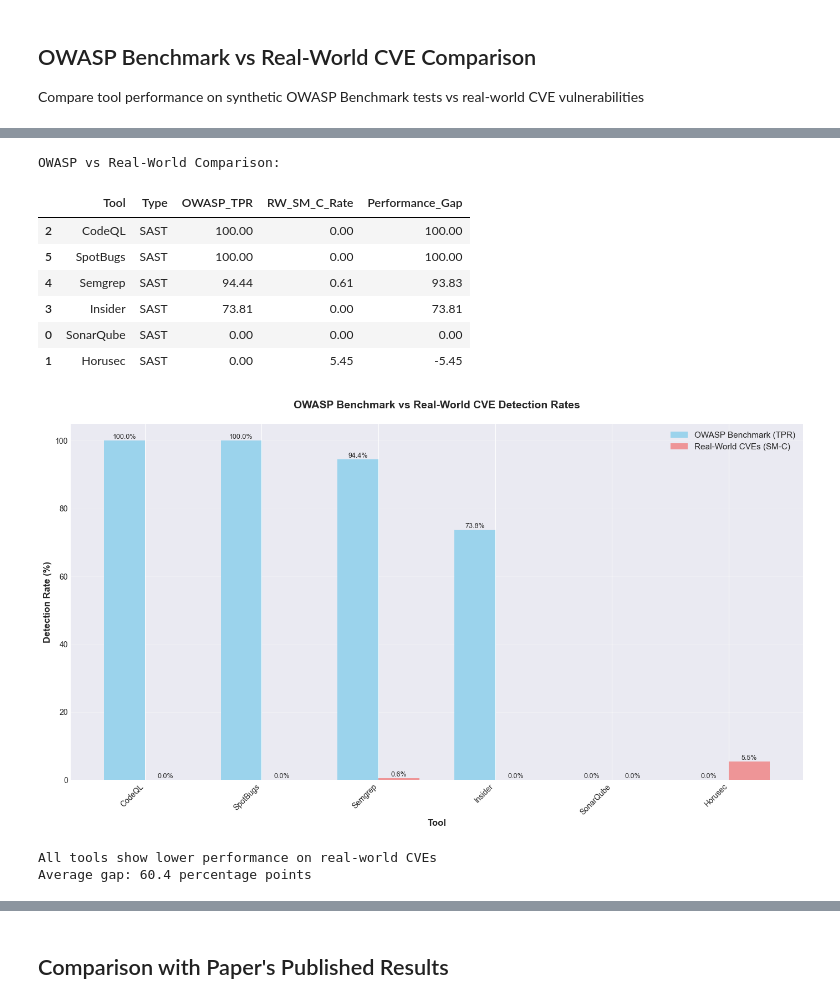
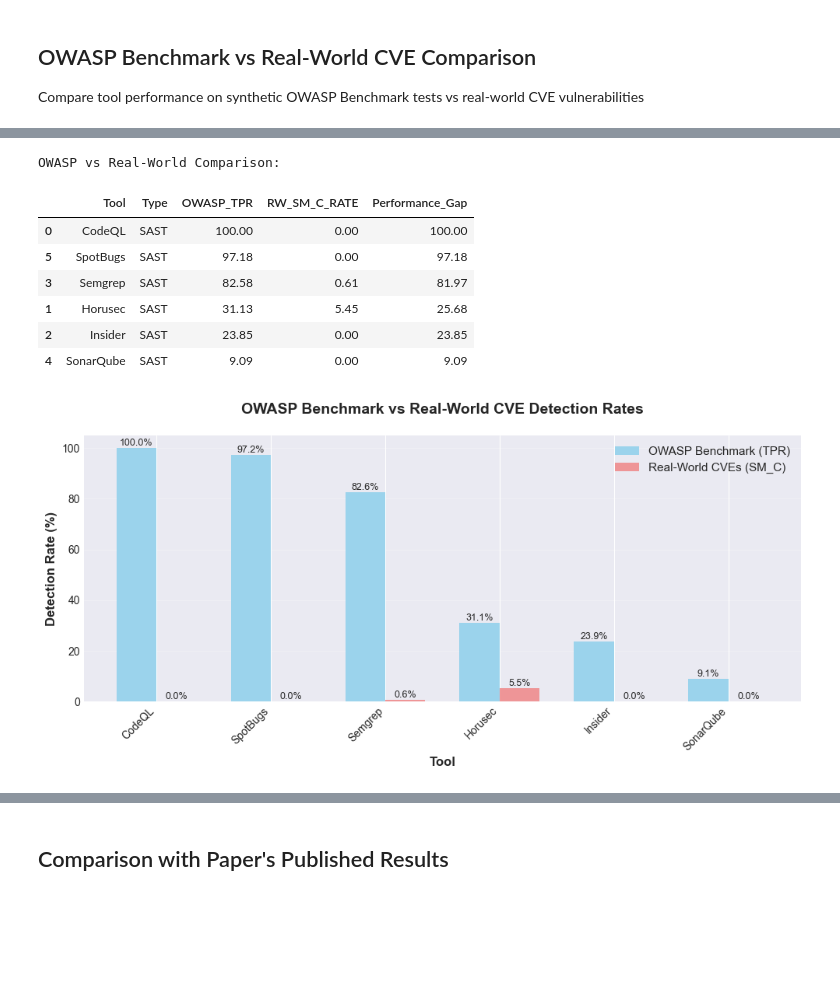
Before and after one commit to ibrahimssmalik/tool_analysis, a Jupyter notebook: sast_scorecard_analysis.ipynb, the cells around one changed output, grey strips where cells are left out. Saved outputs shown, nothing was run; the diff lists cells and outputs as text; code cells hidden in the pictures; blank space fills up the shorter version.

```diff
--- a/sast_scorecard_analysis.ipynb
+++ b/sast_scorecard_analysis.ipynb
@@ -676,13 +676,9 @@ def load_realworld_results(results_dir='results/real_world'):
             'sf_a_detected': scenarios.get('SF_A', {}).get('detected', 0),
             'sf_a_rate': scenarios.get('SF_A', {}).get('rate', 0),
             'false_positives': metrics.get('false_positives', 0),
+            'cve_R_percent':metrics.get('CVE_R_percent', 0),
+            'cve_Rpatch_percent': metrics.get('CVE_Rpatch_percent', 0),
             'avg_scan_time': metrics.get('avg_scan_time_seconds', 0),
         }
 
     return realworld_data
-
-# Load real-world results
-realworld_results = load_realworld_results()
-print(f"Loaded real-world results for {len(realworld_results)} tools:")
-for tool in realworld_results.keys():
-    print(f"  - {tool}")
@@ -697,5 +699,5 @@ Loaded real-world results for 6 tools:
 # %%
-def create_comparison_df(owasp_df, realworld_results):
+def create_comparison_df(owasp_df, realworld_results, comparison='sm_c_rate'):
     """
     Merge OWASP and Real-World results
     """
@@ -716,81 +718,83 @@ def create_comparison_df(owasp_df, realworld_results):
                 'Type': tool_types.get(tool, 'Unknown'),
 
                 # OWASP Metrics
-                'OWASP_TruePositive': owasp_row.get('TP', 0),
-                'OWASP_FalsePositive': owasp_row.get('FP', 0),
-                'OWASP_TrueNegative': owasp_row.get('TN', 0),
-                'OWASP_FalseNegative': owasp_row.get('FN', 0),
-                'OWASP_TPR': owasp_row.get('TPR', 0),
-                'OWASP_Score': owasp_row.get('Score', 0),
+                'OWASP_TruePositive': owasp_row.get('TP', 0).get('sum', 0),
+                'OWASP_FalsePositive': owasp_row.get('FP', 0).get('sum', 0),
+                'OWASP_TrueNegative': owasp_row.get('TN', 0).get('sum', 0),
+                'OWASP_FalseNegative': owasp_row.get('FN', 0).get('sum', 0),
+                'OWASP_TPR': owasp_row.get('TPR', 0).get('mean', 0),
+                'OWASP_Score': owasp_row.get('Score', 0).get('mean', 0),
 
                 # Real-World Metrics
                 'RW_Total_CVEs': rw.get('total_cves', 0),
                 'RW_SM_C_Detected': rw.get('sm_c_detected', 0),
-                'RW_SM_C_Rate': rw.get('sm_c_rate', 0),
+                'RW_SM_C_RATE': rw.get('sm_c_rate', 0),
                 'RW_SM_A_Detected': rw.get('sm_a_detected', 0),
-                'RW_SM_A_Rate': rw.get('sm_a_rate', 0),
+                'RW_SM_A_RATE': rw.get('sm_a_rate', 0),
+                'RW_SF_C_Detected': rw.get('sf_c_detected', 0),
+                'RW_SF_C_RATE': rw.get('sf_c_rate', 0),
+                'RW_SF_A_Detected': rw.get('sf_a_detected', 0),
+                'RW_SF_A_RATE': rw.get('sf_a_rate', 0),
                 'RW_FalsePositives': rw.get('false_positives', 0),
+                'RW_cve_R_Percent': rw.get('cve_R_percent', 0),
+                'RW_cve_Rpatch_Percent': rw.get('cve_Rpatch_percent', 0),
+                'RW_Avg_Scan_Time_Sec': rw.get('avg_scan_time', 0),
 
                 # Calculated Gap
-                'Performance_Gap': owasp_row.get('TPR', 0) - rw.get('sm_c_rate', 0),
+                'Performance_Gap': owasp_row.get('TPR', 0).get('mean', 0) - rw.get(comparison, 0),
             })
 
     return pd.DataFrame(comparison_data)
-
-# Create comparison DataFrame
-comparison_df = create_comparison_df(df_tools, realworld_results)
-comparison_df = comparison_df.sort_values('Performance_Gap', ascending=False)
-
-print("OWASP vs Real-World Comparison:")
-display(comparison_df[['Tool', 'Type', 'OWASP_TPR', 'RW_SM_C_Rate', 'Performance_Gap']])
-# %% [output]
-OWASP vs Real-World Comparison:
-|  | Tool | Type | OWASP_TPR | RW_SM_C_Rate | Performance_Gap |
-| 2 | CodeQL | SAST | 100.00 | 0.00 | 100.00 |
-| 5 | SpotBugs | SAST | 100.00 | 0.00 | 100.00 |
-| 4 | Semgrep | SAST | 94.44 | 0.61 | 93.83 |
-| 3 | Insider | SAST | 73.81 | 0.00 | 73.81 |
-| 0 | SonarQube | SAST | 0.00 | 0.00 | 0.00 |
-| 1 | Horusec | SAST | 0.00 | 5.45 | -5.45 |
+# %%
+compare = 'sm_c_rate' # can be 'sm_c_rate' or 'sm_a_rate' etc.
+comparison_df = create_comparison_df(summary_stats.reset_index(), realworld_results, comparison=compare)
+comparison_df = comparison_df.sort_values('Performance_Gap', ascending=False)
+
+print("OWASP vs Real-World Comparison:")
+display(comparison_df[['Tool', 'Type', 'OWASP_TPR', f'RW_{compare.upper()}', 'Performance_Gap']])
+# %% [output]
+OWASP vs Real-World Comparison:
+|  | Tool | Type | OWASP_TPR | RW_SM_C_RATE | Performance_Gap |
+| 0 | CodeQL | SAST | 100.00 | 0.00 | 100.00 |
+| 5 | SpotBugs | SAST | 97.18 | 0.00 | 97.18 |
+| 3 | Semgrep | SAST | 82.58 | 0.61 | 81.97 |
+| 1 | Horusec | SAST | 31.13 | 5.45 | 25.68 |
+| 2 | Insider | SAST | 23.85 | 0.00 | 23.85 |
+| 4 | SonarQube | SAST | 9.09 | 0.00 | 9.09 |
 # %%
-fig, ax = plt.subplots(figsize=(14, 8))
+fig, ax = plt.subplots(figsize=(10, 5))
 
 tools = comparison_df['Tool'].tolist()
 owasp_rates = comparison_df['OWASP_TPR'].tolist()
-rw_rates = comparison_df['RW_SM_C_Rate'].tolist()
+rw_rates = comparison_df[f'RW_{compare.upper()}'].tolist()
 
 x = np.arange(len(tools))
 width = 0.35
 
 bars1 = ax.bar(x - width/2, owasp_rates, width, label='OWASP Benchmark (TPR)',
                color='skyblue', alpha=0.8)
-bars2 = ax.bar(x + width/2, rw_rates, width, label='Real-World CVEs (SM-C)',
+bars2 = ax.bar(x + width/2, rw_rates, width, label=f'Real-World CVEs ({compare.upper()[:4]})',
                color='lightcoral', alpha=0.8)
 
 ax.set_xlabel('Tool', fontsize=12, fontweight='bold')
 ax.set_ylabel('Detection Rate (%)', fontsize=12, fontweight='bold')
 ax.set_title('OWASP Benchmark vs Real-World CVE Detection Rates',
              fontsize=14, fontweight='bold', pad=20)
 ax.set_xticks(x)
 ax.set_xticklabels(tools, rotation=45, ha='right')
 ax.legend(fontsize=11)
 ax.grid(axis='y', alpha=0.3)
 
 for bars in [bars1, bars2]:
     for bar in bars:
         height = bar.get_height()
         ax.text(bar.get_x() + bar.get_width()/2., height,
                f'{height:.1f}%', ha='center', va='bottom', fontsize=9)
 
 plt.tight_layout()
 plt.show()
-
-print("\nAll tools show lower performance on real-world CVEs")
-print(f"Average gap: {comparison_df['Performance_Gap'].mean():.1f} percentage points")
 # %% [output]
-[figure, old version]
+[figure, new version]
-All tools show lower performance on real-world CVEs
-Average gap: 60.4 percentage points
 # %%
 fig, ax = plt.subplots(figsize=(12, 6))
 
```
Also changed, not shown: parts of 12 cells of this notebook, 9 other files.
